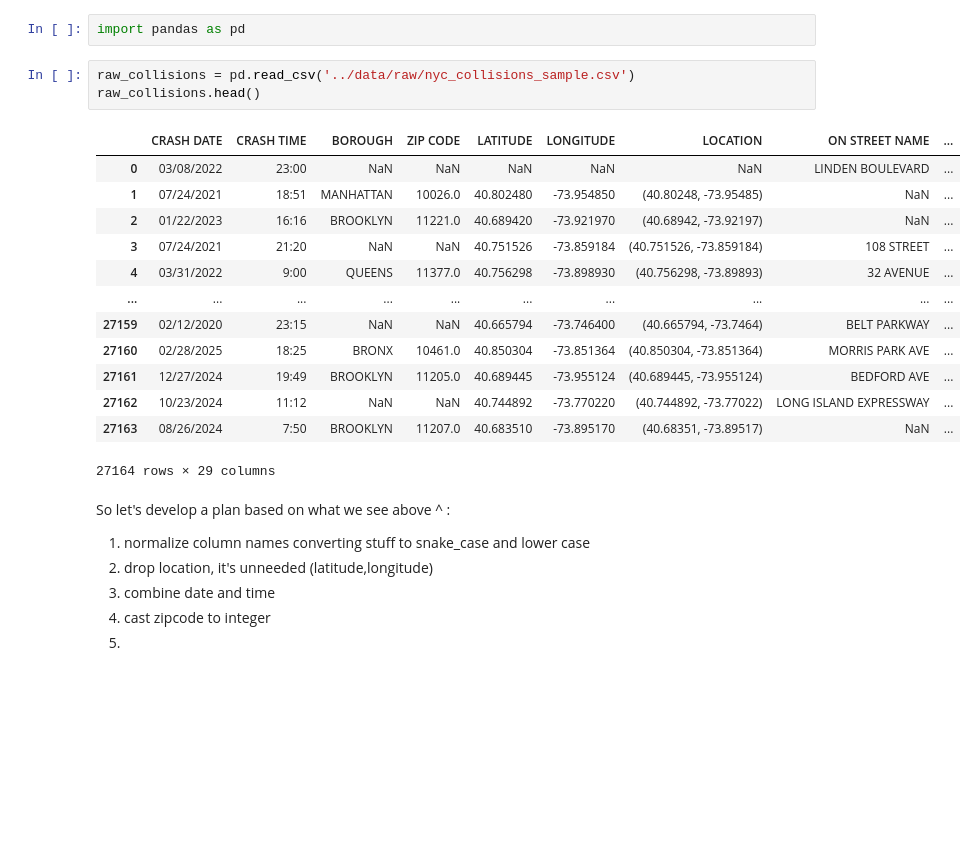
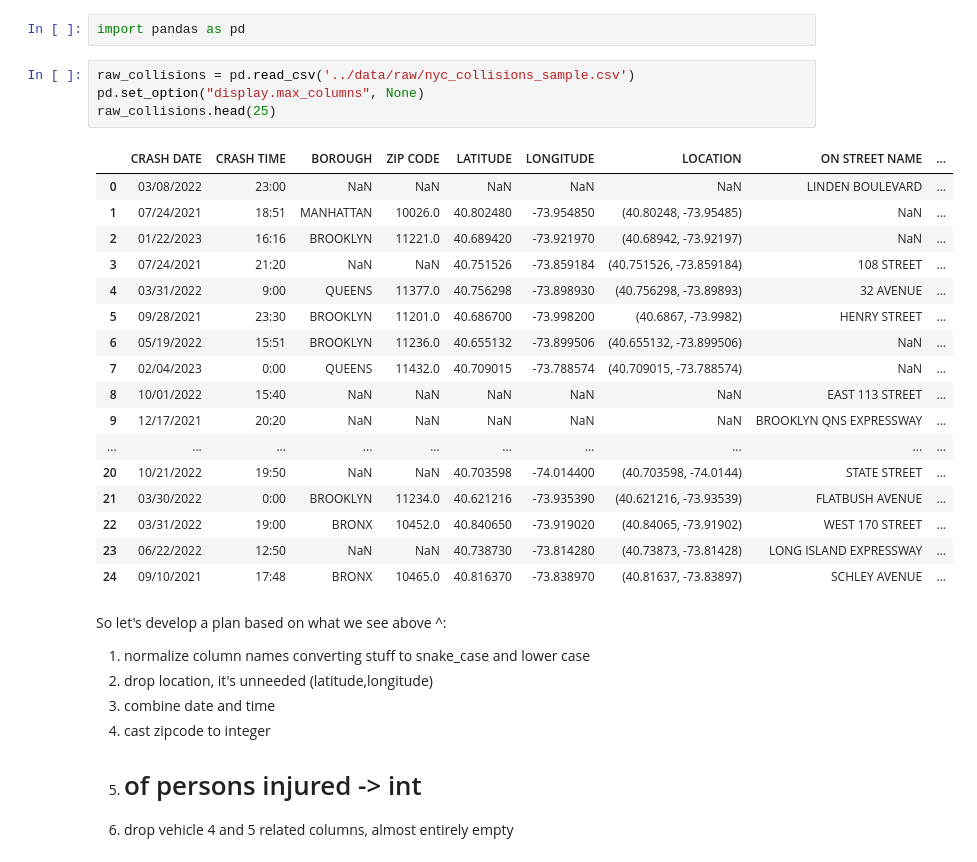
Before and after one commit to yougijain/ds-fundamentals-ingest-clean, a Jupyter notebook: notebooks/cleaning.ipynb, the cells around one changed output. Cells and saved outputs as stored; diff of their text form; blank space fills up the shorter version.

Commit message:
develop full plan

```diff
--- a/notebooks/cleaning.ipynb
+++ b/notebooks/cleaning.ipynb
@@ -2,26 +2,32 @@
 import pandas as pd
 # %%
 raw_collisions = pd.read_csv('../data/raw/nyc_collisions_sample.csv')
-raw_collisions.head()
+pd.set_option("display.max_columns", None)
+raw_collisions.head(25)
 # %% [output]
 |  | CRASH DATE | CRASH TIME | BOROUGH | ZIP CODE | LATITUDE | LONGITUDE | LOCATION | ON STREET NAME | ... |
 | 0 | 03/08/2022 | 23:00 | NaN | NaN | NaN | NaN | NaN | LINDEN BOULEVARD | ... |
 | 1 | 07/24/2021 | 18:51 | MANHATTAN | 10026.0 | 40.802480 | -73.954850 | (40.80248, -73.95485) | NaN | ... |
 | 2 | 01/22/2023 | 16:16 | BROOKLYN | 11221.0 | 40.689420 | -73.921970 | (40.68942, -73.92197) | NaN | ... |
 | 3 | 07/24/2021 | 21:20 | NaN | NaN | 40.751526 | -73.859184 | (40.751526, -73.859184) | 108 STREET | ... |
 | 4 | 03/31/2022 | 9:00 | QUEENS | 11377.0 | 40.756298 | -73.898930 | (40.756298, -73.89893) | 32 AVENUE | ... |
+| 5 | 09/28/2021 | 23:30 | BROOKLYN | 11201.0 | 40.686700 | -73.998200 | (40.6867, -73.9982) | HENRY STREET | ... |
+| 6 | 05/19/2022 | 15:51 | BROOKLYN | 11236.0 | 40.655132 | -73.899506 | (40.655132, -73.899506) | NaN | ... |
+| 7 | 02/04/2023 | 0:00 | QUEENS | 11432.0 | 40.709015 | -73.788574 | (40.709015, -73.788574) | NaN | ... |
+| 8 | 10/01/2022 | 15:40 | NaN | NaN | NaN | NaN | NaN | EAST 113 STREET | ... |
+| 9 | 12/17/2021 | 20:20 | NaN | NaN | NaN | NaN | NaN | BROOKLYN QNS EXPRESSWAY | ... |
 | ... | ... | ... | ... | ... | ... | ... | ... | ... | ... |
-| 27159 | 02/12/2020 | 23:15 | NaN | NaN | 40.665794 | -73.746400 | (40.665794, -73.7464) | BELT PARKWAY | ... |
-| 27160 | 02/28/2025 | 18:25 | BRONX | 10461.0 | 40.850304 | -73.851364 | (40.850304, -73.851364) | MORRIS PARK AVE | ... |
-| 27161 | 12/27/2024 | 19:49 | BROOKLYN | 11205.0 | 40.689445 | -73.955124 | (40.689445, -73.955124) | BEDFORD AVE | ... |
-| 27162 | 10/23/2024 | 11:12 | NaN | NaN | 40.744892 | -73.770220 | (40.744892, -73.77022) | LONG ISLAND EXPRESSWAY | ... |
-| 27163 | 08/26/2024 | 7:50 | BROOKLYN | 11207.0 | 40.683510 | -73.895170 | (40.68351, -73.89517) | NaN | ... |
+| 20 | 10/21/2022 | 19:50 | NaN | NaN | 40.703598 | -74.014400 | (40.703598, -74.0144) | STATE STREET | ... |
+| 21 | 03/30/2022 | 0:00 | BROOKLYN | 11234.0 | 40.621216 | -73.935390 | (40.621216, -73.93539) | FLATBUSH AVENUE | ... |
+| 22 | 03/31/2022 | 19:00 | BRONX | 10452.0 | 40.840650 | -73.919020 | (40.84065, -73.91902) | WEST 170 STREET | ... |
+| 23 | 06/22/2022 | 12:50 | NaN | NaN | 40.738730 | -73.814280 | (40.73873, -73.81428) | LONG ISLAND EXPRESSWAY | ... |
+| 24 | 09/10/2021 | 17:48 | BRONX | 10465.0 | 40.816370 | -73.838970 | (40.81637, -73.83897) | SCHLEY AVENUE | ... |
-27164 rows × 29 columns
-# %% [markdown]
-So let's develop a plan based on what we see above ^  :
-
-1. normalize column names converting stuff to snake_case and lower case
-2. drop location, it's unneeded (latitude,longitude)
-3. combine date and time
-4. cast zipcode to integer
-5.
+# %% [markdown]
+So let's develop a plan based on what we see above ^:
+
+1. normalize column names converting stuff to snake_case and lower case
+2. drop location, it's unneeded (latitude,longitude)
+3. combine date and time
+4. cast zipcode to integer
+5. # of persons injured -> int
+6. drop vehicle 4 and 5 related columns, almost entirely empty
```
